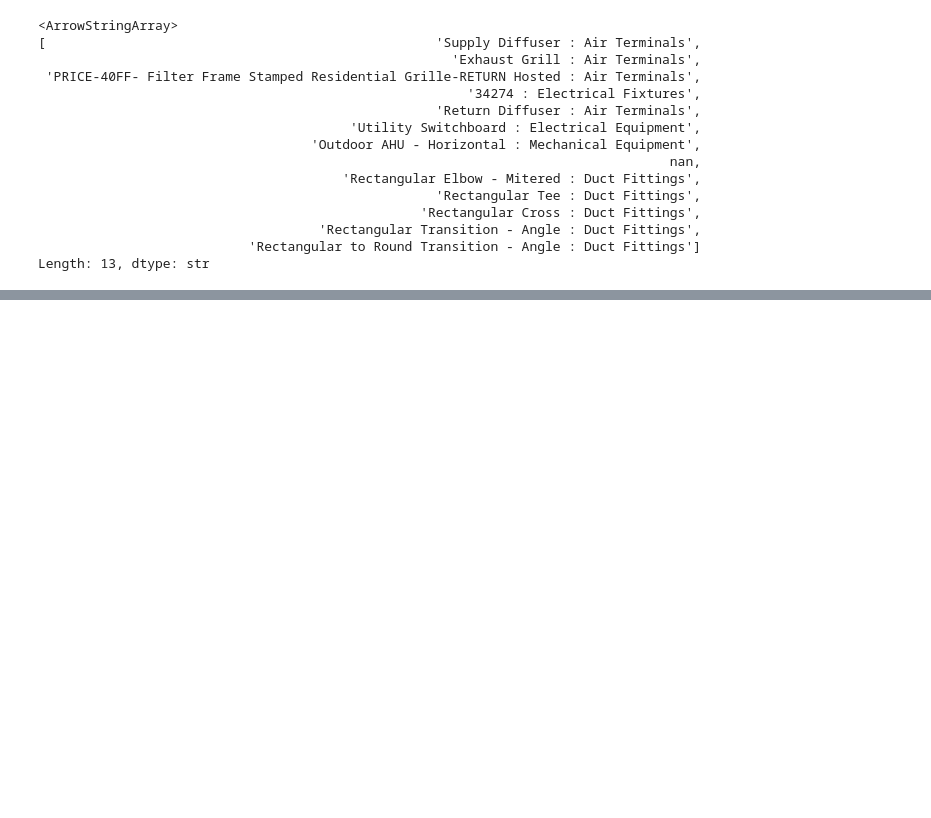
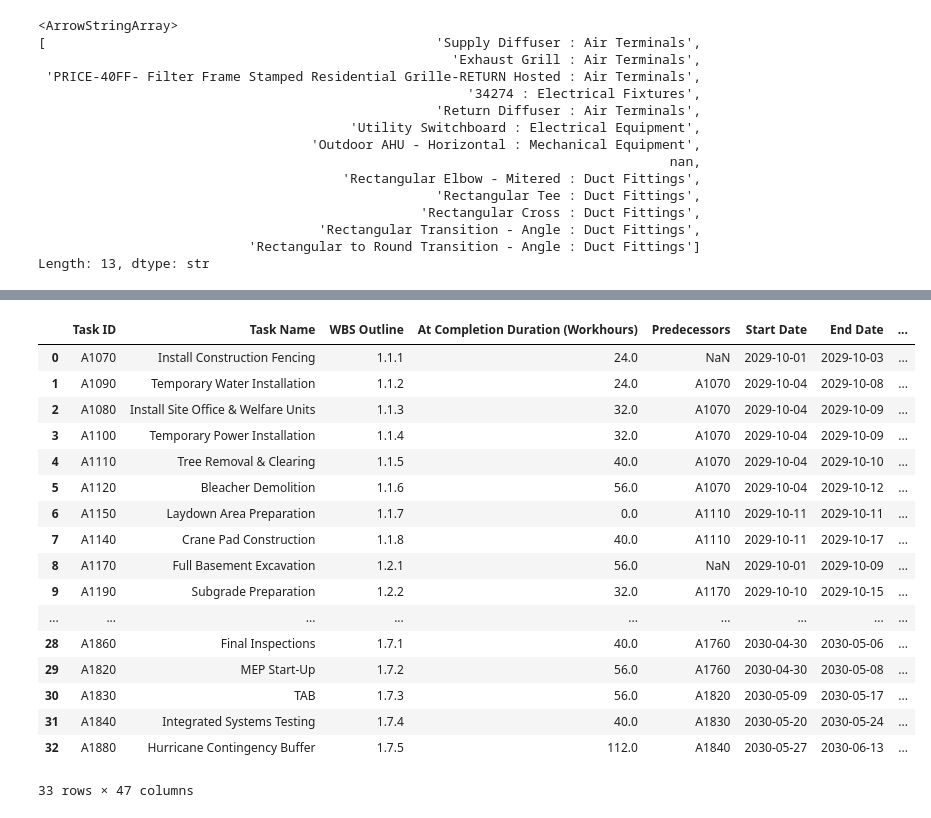
Before and after one commit to mxngl/IPD_Challenge, a Jupyter notebook: src/test.ipynb, the cells around one changed output, grey strips where cells are left out. Saved outputs shown, nothing was run; the diff lists cells and outputs as text; code cells hidden in the pictures; blank space fills up the shorter version.

```diff
--- a/src/test.ipynb
+++ b/src/test.ipynb
@@ -75,0 +502,23 @@ Name: count, dtype: int64
+# %%
+df_schedule = pd.read_csv("./Planning_engine/Fuzor_Schedule_Template.csv")
+# %%
+df_schedule
+# %% [output]
+|  | Task ID | Task Name | WBS Outline | At Completion Duration (Workhours) | Predecessors | Start Date | End Date | ... |
+| 0 | A1070 | Install Construction Fencing | 1.1.1 | 24.0 | NaN | 2029-10-01 | 2029-10-03 | ... |
+| 1 | A1090 | Temporary Water Installation | 1.1.2 | 24.0 | A1070 | 2029-10-04 | 2029-10-08 | ... |
+| 2 | A1080 | Install Site Office & Welfare Units | 1.1.3 | 32.0 | A1070 | 2029-10-04 | 2029-10-09 | ... |
+| 3 | A1100 | Temporary Power Installation | 1.1.4 | 32.0 | A1070 | 2029-10-04 | 2029-10-09 | ... |
+| 4 | A1110 | Tree Removal & Clearing | 1.1.5 | 40.0 | A1070 | 2029-10-04 | 2029-10-10 | ... |
+| 5 | A1120 | Bleacher Demolition | 1.1.6 | 56.0 | A1070 | 2029-10-04 | 2029-10-12 | ... |
+| 6 | A1150 | Laydown Area Preparation | 1.1.7 | 0.0 | A1110 | 2029-10-11 | 2029-10-11 | ... |
+| 7 | A1140 | Crane Pad Construction | 1.1.8 | 40.0 | A1110 | 2029-10-11 | 2029-10-17 | ... |
+| 8 | A1170 | Full Basement Excavation | 1.2.1 | 56.0 | NaN | 2029-10-01 | 2029-10-09 | ... |
+| 9 | A1190 | Subgrade Preparation | 1.2.2 | 32.0 | A1170 | 2029-10-10 | 2029-10-15 | ... |
+| ... | ... | ... | ... | ... | ... | ... | ... | ... |
+| 28 | A1860 | Final Inspections | 1.7.1 | 40.0 | A1760 | 2030-04-30 | 2030-05-06 | ... |
+| 29 | A1820 | MEP Start-Up | 1.7.2 | 56.0 | A1760 | 2030-04-30 | 2030-05-08 | ... |
+| 30 | A1830 | TAB | 1.7.3 | 56.0 | A1820 | 2030-05-09 | 2030-05-17 | ... |
+| 31 | A1840 | Integrated Systems Testing | 1.7.4 | 40.0 | A1830 | 2030-05-20 | 2030-05-24 | ... |
+| 32 | A1880 | Hurricane Contingency Buffer | 1.7.5 | 112.0 | A1840 | 2030-05-27 | 2030-06-13 | ... |
+33 rows × 47 columns
```
Also changed, not shown: parts of 20 cells of this notebook, 25 other files.
